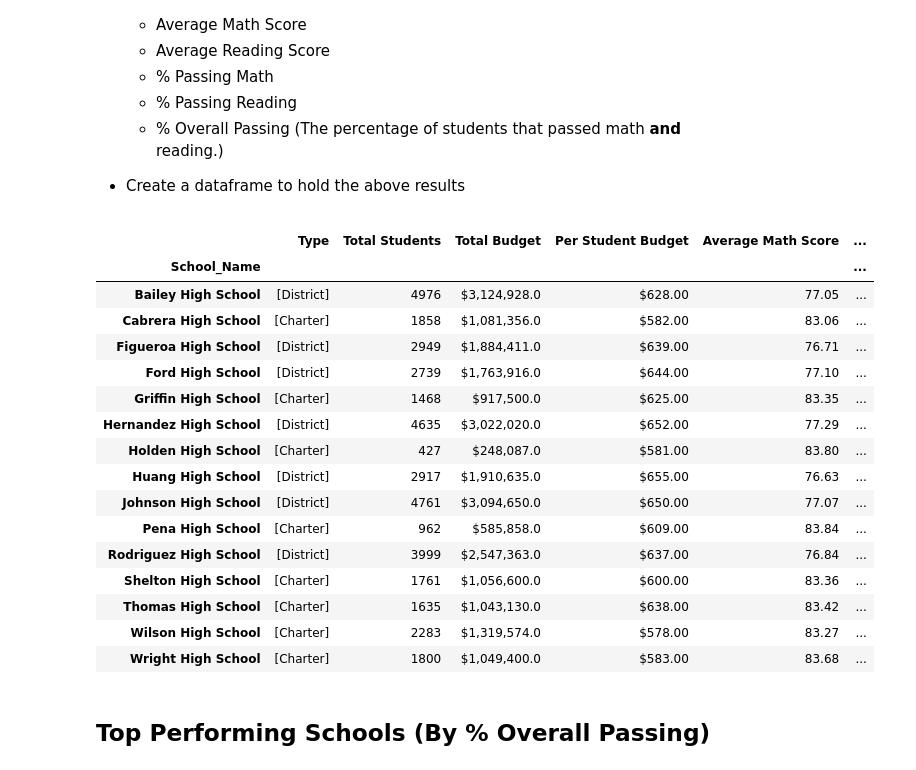
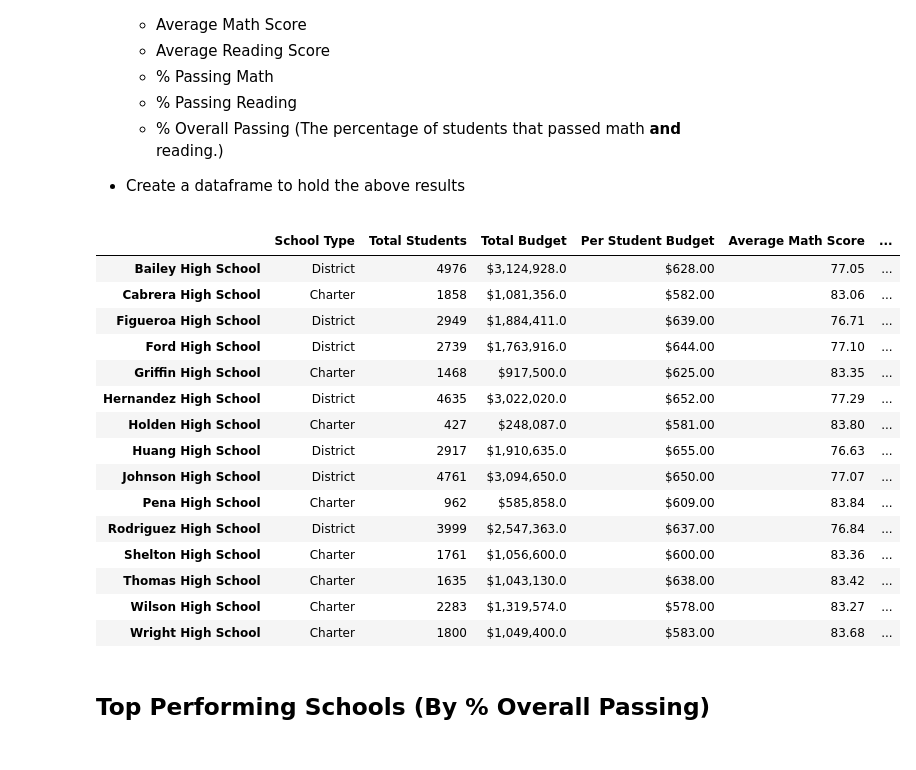
Before and after one commit to temidayo1234/Pandas-Challenge, a Jupyter notebook: PyCitySchools/PyCitySchools_starter.ipynb, the cells around one changed output. Saved outputs shown, nothing was run; the diff lists cells and outputs as text; code cells hidden in the pictures.

```diff
--- a/PyCitySchools/PyCitySchools_starter.ipynb
+++ b/PyCitySchools/PyCitySchools_starter.ipynb
@@ -16,4 +16,7 @@ student_data = pd.read_csv(student_data)
 # Combine the data into a single dataset.
 combined_data = pd.merge(student_data, school_data, how="left", on=["school_name"])
 combined_data = combined_data.rename(columns={"school_name":"School_Name"})
+combined_data_copy=combined_data.copy()
+combined_data=combined_data.set_index(["School_Name"])
+combined_data
 # %% [output]
@@ -109,7 +125,7 @@ District_Summary_DF
 Grouped_SN = combined_data.groupby("School_Name")
 
 #Retrieve the type of each school
-School_Type= Grouped_SN.type.unique()
+School_Type= school_data.set_index(["school_name"])["type"]
 
 #Retrieve total budget for each school
 Total_Budget = Grouped_SN.budget.sum()/Grouped_SN.budget.count()
@@ -133,51 +149,51 @@ Passing_Math_Percent = (passing_data.math_score.count()/Total_Students) * 100
 
 #Passing reading score
 passing_data2 = combined_data.loc[combined_data["reading_score"] >=70]
 passing_data2 = passing_data2.groupby("School_Name")
 Passing_Reading_Percent = (passing_data2.reading_score.count()/Total_Students) * 100
 
 #Passing both score
 passing_data3 = combined_data.loc[(combined_data["math_score"] >=70) & (combined_data["reading_score"] >=70)]
 passing_data3 = passing_data3.groupby("School_Name")
 Passing_Both_Percent = (passing_data3.math_score.count()/Total_Students) * 100
 
+
 #Dataframe for results
-School_Summary_DF = pd.DataFrame({"Type":School_Type,"Total Students":Total_Students,
+School_Summary_DF = pd.DataFrame({"School Type":School_Type,"Total Students":Total_Students,
                                  "Total Budget":Total_Budget,"Per Student Budget":PSB, "Average Math Score":Average_Math_Score,
                                  "Average Reading Score":Average_Reading_Score,"% Passing Math":Passing_Math_Percent,
                                  "% Passing Reading":Passing_Reading_Percent,
                                  "% Overall Passing Rate":Passing_Both_Percent})
 
 School_Summary_DF_Copy=School_Summary_DF.copy()
 
 #Formatting results
 School_Summary_DF["Total Budget"] = School_Summary_DF["Total Budget"].map("${:,}".format)
 School_Summary_DF["Average Math Score"] = School_Summary_DF["Average Math Score"].map("{:.2f}".format)
 School_Summary_DF["Average Reading Score"] = School_Summary_DF["Average Reading Score"].map("{:.2f}".format)
 School_Summary_DF["% Passing Math"] = School_Summary_DF["% Passing Math"].map("{:.2f}%".format)
 School_Summary_DF["% Passing Reading"] = School_Summary_DF["% Passing Reading"].map("{:.2f}%".format)
 School_Summary_DF["% Overall Passing Rate"] = School_Summary_DF["% Overall Passing Rate"].map("{:.2f}%".format)
 School_Summary_DF["Per Student Budget"] = School_Summary_DF["Per Student Budget"].map("${:.2f}".format)
 
 School_Summary_DF
 # %% [output]
-|  | Type | Total Students | Total Budget | Per Student Budget | Average Math Score | ... |
-| School_Name |  |  |  |  |  | ... |
-| Bailey High School | [District] | 4976 | $3,124,928.0 | $628.00 | 77.05 | ... |
-| Cabrera High School | [Charter] | 1858 | $1,081,356.0 | $582.00 | 83.06 | ... |
-| Figueroa High School | [District] | 2949 | $1,884,411.0 | $639.00 | 76.71 | ... |
-| Ford High School | [District] | 2739 | $1,763,916.0 | $644.00 | 77.10 | ... |
-| Griffin High School | [Charter] | 1468 | $917,500.0 | $625.00 | 83.35 | ... |
-| Hernandez High School | [District] | 4635 | $3,022,020.0 | $652.00 | 77.29 | ... |
-| Holden High School | [Charter] | 427 | $248,087.0 | $581.00 | 83.80 | ... |
-| Huang High School | [District] | 2917 | $1,910,635.0 | $655.00 | 76.63 | ... |
-| Johnson High School | [District] | 4761 | $3,094,650.0 | $650.00 | 77.07 | ... |
-| Pena High School | [Charter] | 962 | $585,858.0 | $609.00 | 83.84 | ... |
-| Rodriguez High School | [District] | 3999 | $2,547,363.0 | $637.00 | 76.84 | ... |
-| Shelton High School | [Charter] | 1761 | $1,056,600.0 | $600.00 | 83.36 | ... |
-| Thomas High School | [Charter] | 1635 | $1,043,130.0 | $638.00 | 83.42 | ... |
-| Wilson High School | [Charter] | 2283 | $1,319,574.0 | $578.00 | 83.27 | ... |
-| Wright High School | [Charter] | 1800 | $1,049,400.0 | $583.00 | 83.68 | ... |
+|  | School Type | Total Students | Total Budget | Per Student Budget | Average Math Score | ... |
+| Bailey High School | District | 4976 | $3,124,928.0 | $628.00 | 77.05 | ... |
+| Cabrera High School | Charter | 1858 | $1,081,356.0 | $582.00 | 83.06 | ... |
+| Figueroa High School | District | 2949 | $1,884,411.0 | $639.00 | 76.71 | ... |
+| Ford High School | District | 2739 | $1,763,916.0 | $644.00 | 77.10 | ... |
+| Griffin High School | Charter | 1468 | $917,500.0 | $625.00 | 83.35 | ... |
+| Hernandez High School | District | 4635 | $3,022,020.0 | $652.00 | 77.29 | ... |
+| Holden High School | Charter | 427 | $248,087.0 | $581.00 | 83.80 | ... |
+| Huang High School | District | 2917 | $1,910,635.0 | $655.00 | 76.63 | ... |
+| Johnson High School | District | 4761 | $3,094,650.0 | $650.00 | 77.07 | ... |
+| Pena High School | Charter | 962 | $585,858.0 | $609.00 | 83.84 | ... |
+| Rodriguez High School | District | 3999 | $2,547,363.0 | $637.00 | 76.84 | ... |
+| Shelton High School | Charter | 1761 | $1,056,600.0 | $600.00 | 83.36 | ... |
+| Thomas High School | Charter | 1635 | $1,043,130.0 | $638.00 | 83.42 | ... |
+| Wilson High School | Charter | 2283 | $1,319,574.0 | $578.00 | 83.27 | ... |
+| Wright High School | Charter | 1800 | $1,049,400.0 | $583.00 | 83.68 | ... |
 # %% [markdown]
 ## Top Performing Schools (By % Overall Passing)
 # %% [markdown]
```
Also changed, not shown: parts of 8 cells of this notebook.
